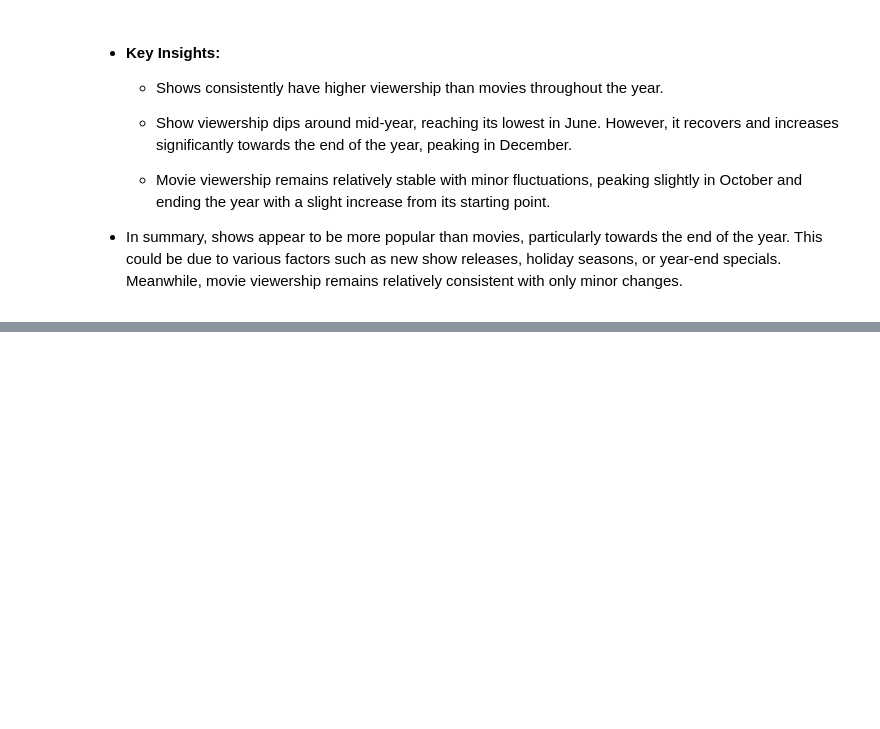
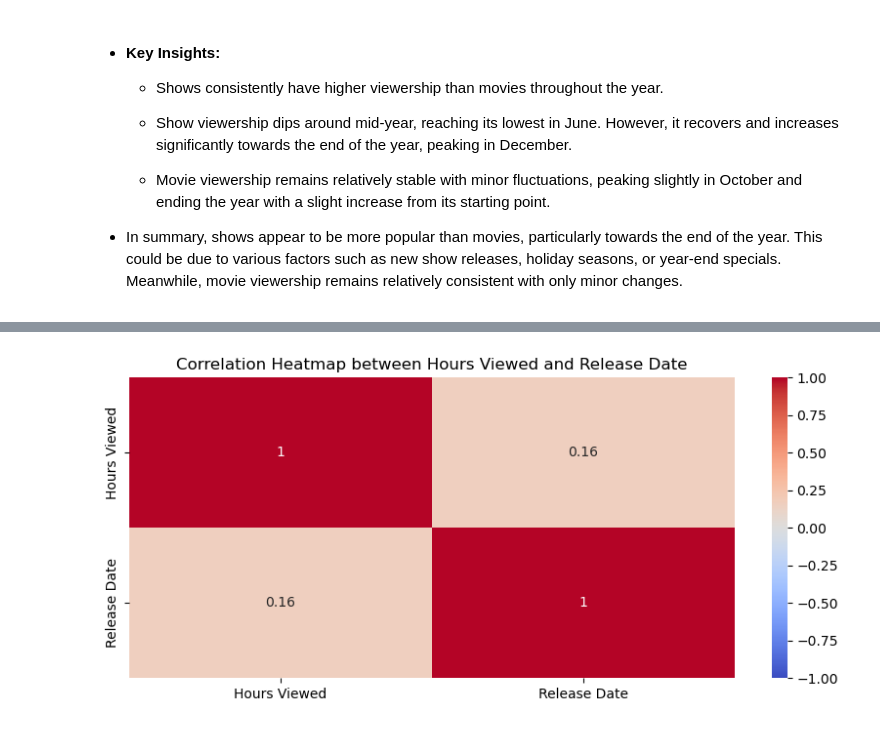
Before and after one commit to modyreturn/Netflix-Analysis, a Jupyter notebook: 5_Seasonal_Analysis.ipynb, the cells around one changed output, grey strips where cells are left out. Saved outputs shown, nothing was run; the diff lists cells and outputs as text; code cells hidden in the pictures; blank space fills up the shorter version.

```diff
--- a/5_Seasonal_Analysis.ipynb
+++ b/5_Seasonal_Analysis.ipynb
@@ -304,0 +314,5 @@ plt.show()
+# %%
+# Create a new DataFrame with the columns of interest
+corr_df = df[['Hours Viewed', 'Release Date']]
+corr_df['Release Date'].dropna()
+corr_df.info()
@@ -304,0 +329,20 @@ plt.show()
+# %%
+
+
+# Calculate the correlation matrix
+correlation_matrix = corr_df.corr()
+
+# Plot the heatmap
+plt.figure(figsize=(10, 4))
+sns.heatmap(
+    correlation_matrix,
+    annot=True,
+    cmap='coolwarm',
+    vmin=-1,
+    vmax=1
+)
+
+plt.title('Correlation Heatmap between Hours Viewed and Release Date')
+plt.show()
+# %% [output]
+[figure, added]
```
Also changed, not shown: parts of 3 cells of this notebook.
